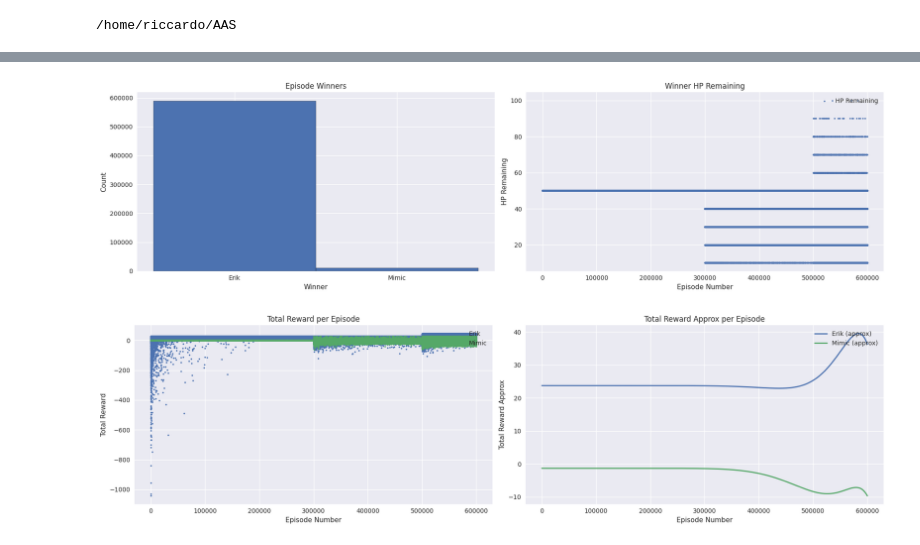
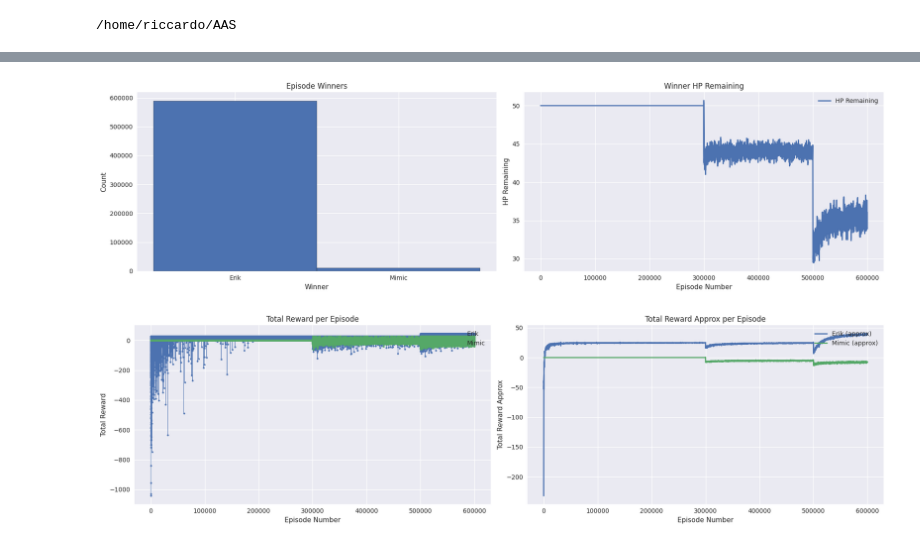
Before and after one commit to RiccardoEvangelisti/AAS, a Jupyter notebook: statistics/statistics.ipynb, the cells around one changed output, grey strips where cells are left out. Saved outputs shown, nothing was run; the diff lists cells and outputs as text; code cells hidden in the pictures.

```diff
--- a/statistics/statistics.ipynb
+++ b/statistics/statistics.ipynb
@@ -160,27 +149,29 @@ plt.show()
 # %%
 fig, axs = plt.subplots(1, 2, figsize=(18, 5))
 axs[0].hist(episodes_winner, bins=np.arange(len(set(episodes_winner)) + 1) - 0.5, edgecolor="black")
 axs[0].set_title("Episode Winners")
 axs[0].set_xlabel("Winner")
 axs[0].set_ylabel("Count")
 axs[0].set_xticks(np.arange(len(set(episodes_winner))))
 axs[0].set_xticklabels(list(set(episodes_winner)))
 
-axs[1].scatter(episodes_number, episodes_winner_hp_remaining, s=5, label="HP Remaining")
+# Smoothed data
+smoothed_data = savgol_filter(episodes_winner_hp_remaining, window_length=500, polyorder=2)
+axs[1].plot(episodes_number, smoothed_data, label="HP Remaining", linewidth=2)
 axs[1].set_title("Winner HP Remaining")
 axs[1].set_xlabel("Episode Number")
 axs[1].set_ylabel("HP Remaining")
 axs[1].legend(loc="upper right")
 
 plt.tight_layout()
 plt.show()
 # %% [output]
-[figure, old version]
+[figure, new version]
 # %%
 fig, axs = plt.subplots(1, 2, figsize=(18, 5))
 for agentName in episodes_total_reward[0].keys():
     total_reward_data = [reward[agentName] for reward in episodes_total_reward]
-    axs[0].scatter(episodes_number, total_reward_data, s=5, label=agentName)
+    axs[0].plot(episodes_number, total_reward_data, "-o", linewidth=0.5, markersize=3, label=agentName)
 axs[0].set_title("Total Reward per Episode")
 axs[0].set_xlabel("Episode Number")
 axs[0].set_ylabel("Total Reward")
@@ -189,13 +180,9 @@ axs[0].legend(loc="upper right")
 for agentName in episodes_total_reward[0].keys():
     total_reward_data = [reward[agentName] for reward in episodes_total_reward]
 
-    reward_np = np.array(total_reward_data)
-    poly_features = PolynomialFeatures(degree=15)
-    X_poly = poly_features.fit_transform(episodes_number_np)
-    poly_reg = LinearRegression()
-    poly_reg.fit(X_poly, reward_np)
-    action_count_poly_approx = poly_reg.predict(X_poly)
-    axs[1].plot(episodes_number, action_count_poly_approx, label=f"{agentName} (approx)", linewidth=2)
+    smoothed_data = savgol_filter(total_reward_data, window_length=500, polyorder=2)
+    axs[1].plot(episodes_number, smoothed_data, label=f"{agentName} (approx)", linewidth=2)
+
 axs[1].set_title("Total Reward Approx per Episode")
 axs[1].set_xlabel("Episode Number")
 axs[1].set_ylabel("Total Reward Approx")
@@ -204,4 +191,4 @@ axs[1].legend(loc="upper right")
 plt.tight_layout()
 plt.show()
 # %% [output]
-[figure, old version]
+[figure, new version]
```
Also changed, not shown: parts of 3 cells of this notebook.
